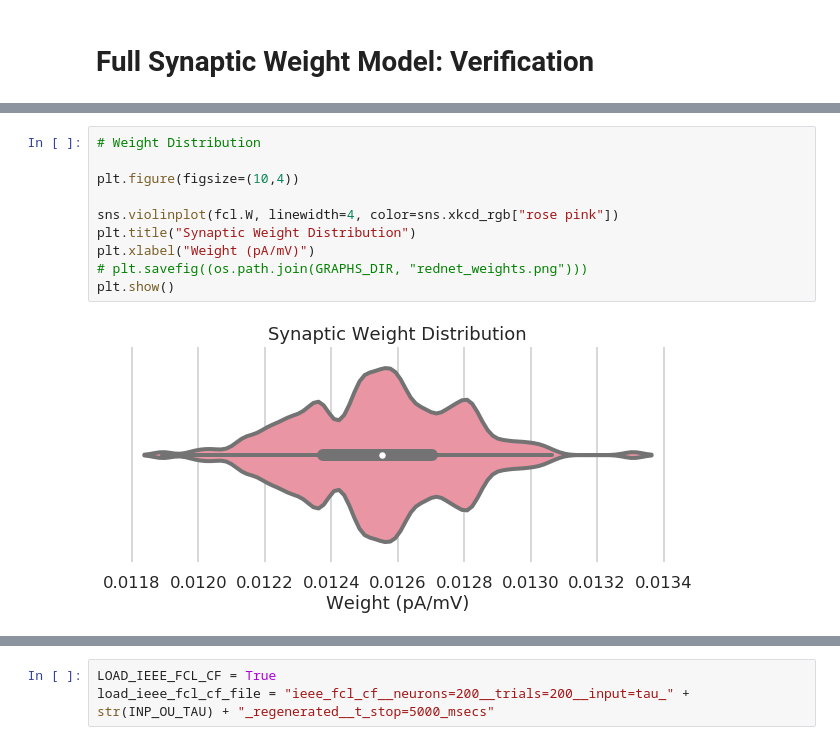
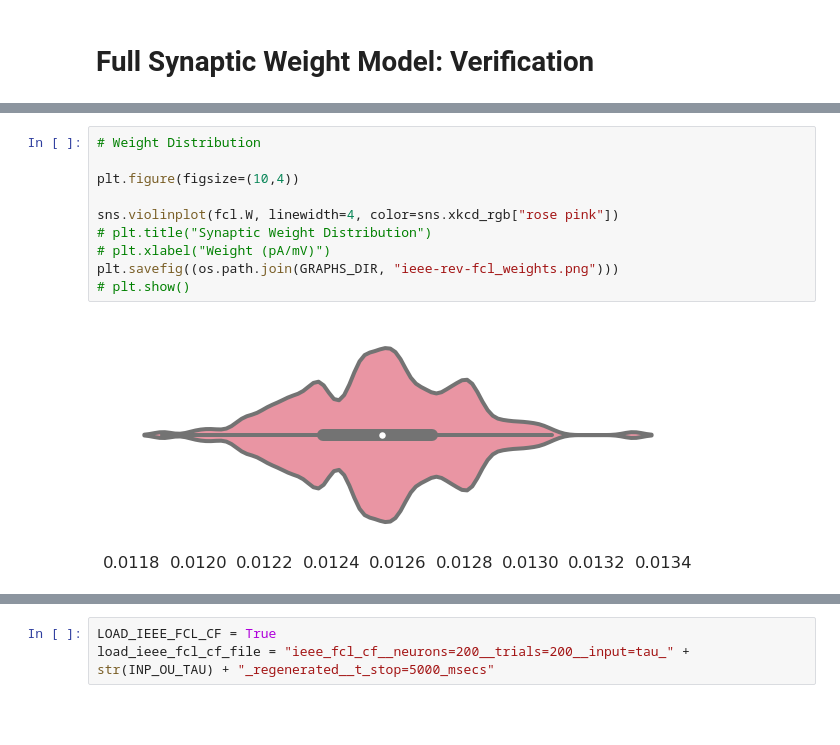
Before and after one commit to nsbspl/async-spike-propagation, a Jupyter notebook: main.ipynb, the cells around one changed output, grey strips where cells are left out. Cells and saved outputs as stored; diff of their text form; blank space fills up the shorter version.

Commit message:
started graphing fcl

```diff
--- a/main.ipynb
+++ b/main.ipynb
@@ -306,13 +306,13 @@ print(time.time() - start_time)
 # %%
 # Weight Distribution
 
 plt.figure(figsize=(10,4))
 
 sns.violinplot(fcl.W, linewidth=4, color=sns.xkcd_rgb["rose pink"])
-plt.title("Synaptic Weight Distribution")
-plt.xlabel("Weight (pA/mV)")
-# plt.savefig((os.path.join(GRAPHS_DIR, "rednet_weights.png")))
-plt.show()
+# plt.title("Synaptic Weight Distribution")
+# plt.xlabel("Weight (pA/mV)")
+plt.savefig((os.path.join(GRAPHS_DIR, "ieee-rev-fcl_weights.png")))
+# plt.show()
 # %% [output]
-[figure, old version]
+[figure, new version]
 # %%
```
Also changed, not shown: parts of 6 cells of this notebook.
